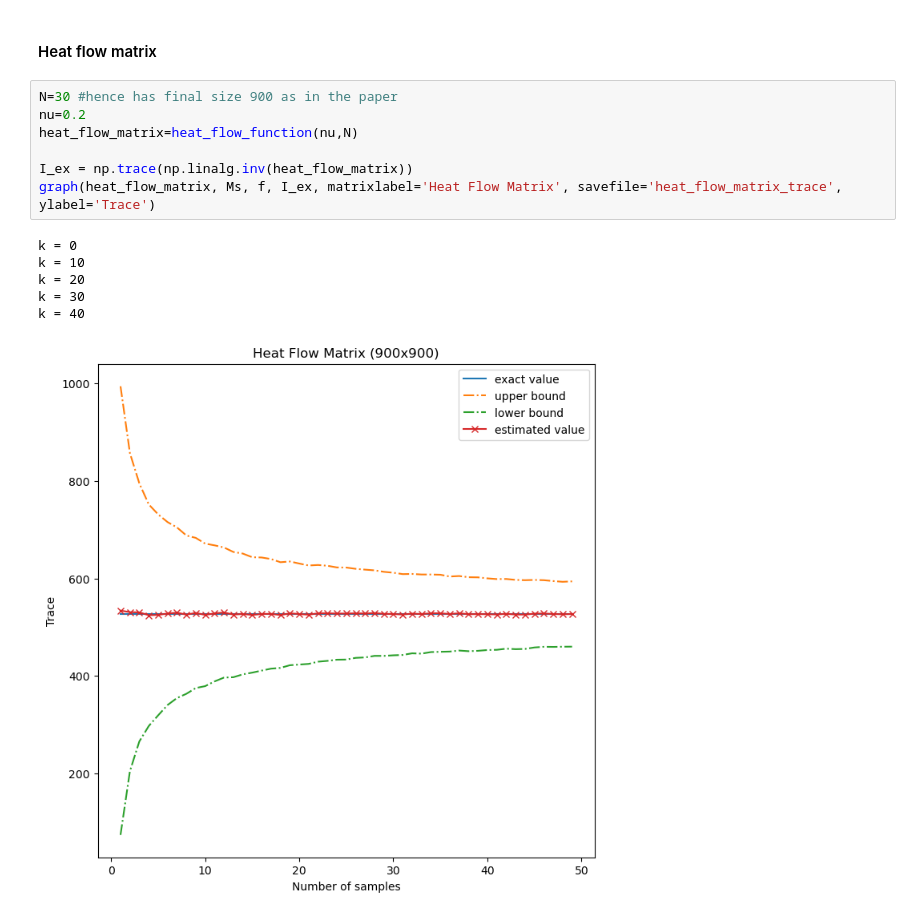
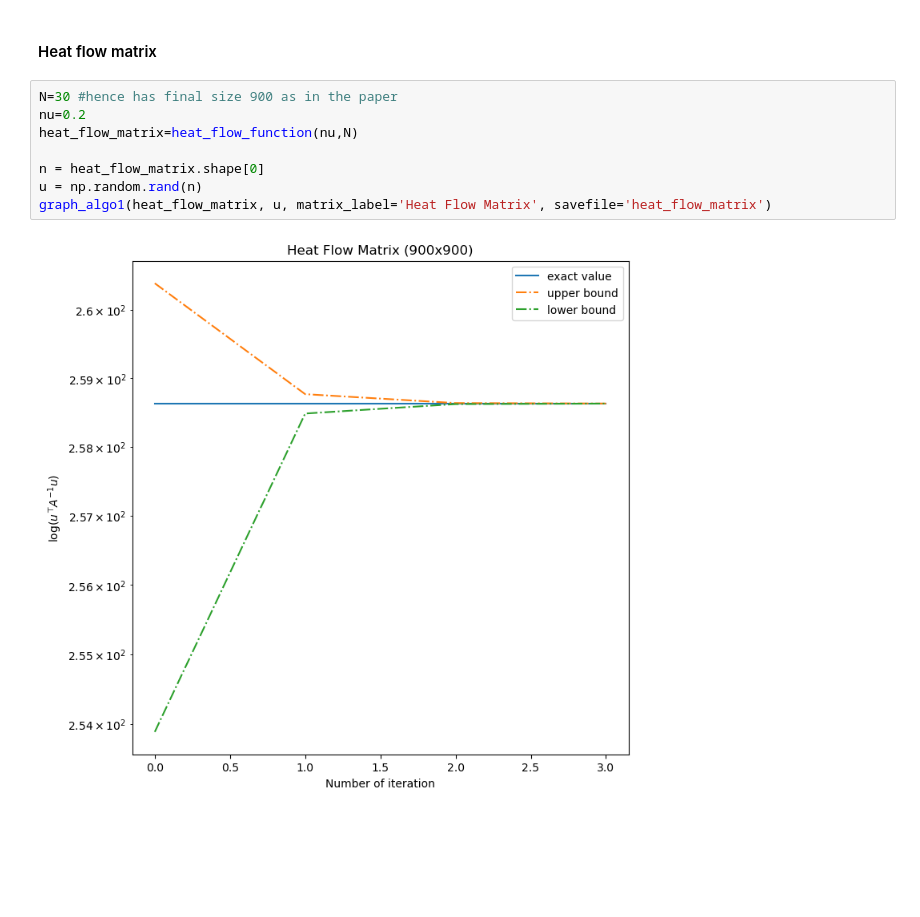
Before and after one commit to Aurenore/CLAProject_TraceEstimator, a Jupyter notebook: graphs_algo1.ipynb, the cells around one changed output. Drawn from its saved outputs; the diff is of its cells as text; blank space fills up the shorter version.

Commit message:
plots in algo1

```diff
--- a/graphs_algo1.ipynb
+++ b/graphs_algo1.ipynb
@@ -199,14 +66,10 @@ k = 40
 # %%
 N=30 #hence has final size 900 as in the paper
 nu=0.2
 heat_flow_matrix=heat_flow_function(nu,N)
 
-I_ex = np.trace(np.linalg.inv(heat_flow_matrix))
-graph(heat_flow_matrix, Ms, f, I_ex, matrixlabel='Heat Flow Matrix', savefile='heat_flow_matrix_trace', ylabel='Trace')
+n = heat_flow_matrix.shape[0]
+u = np.random.rand(n)
+graph_algo1(heat_flow_matrix, u, matrix_label='Heat Flow Matrix', savefile='heat_flow_matrix')
 # %% [output]
-k = 0
-k = 10
-k = 20
-k = 30
-k = 40
-[figure, old version]
+[figure, new version]
```
Also changed, not shown: parts of 8 cells of this notebook.
